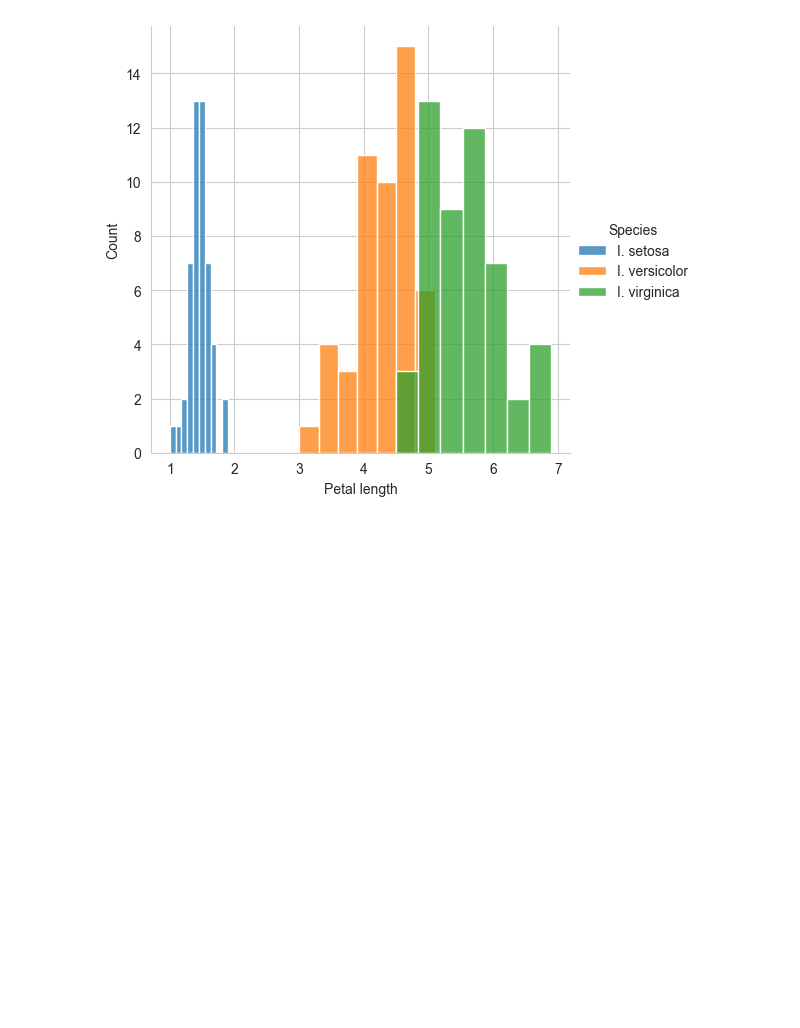
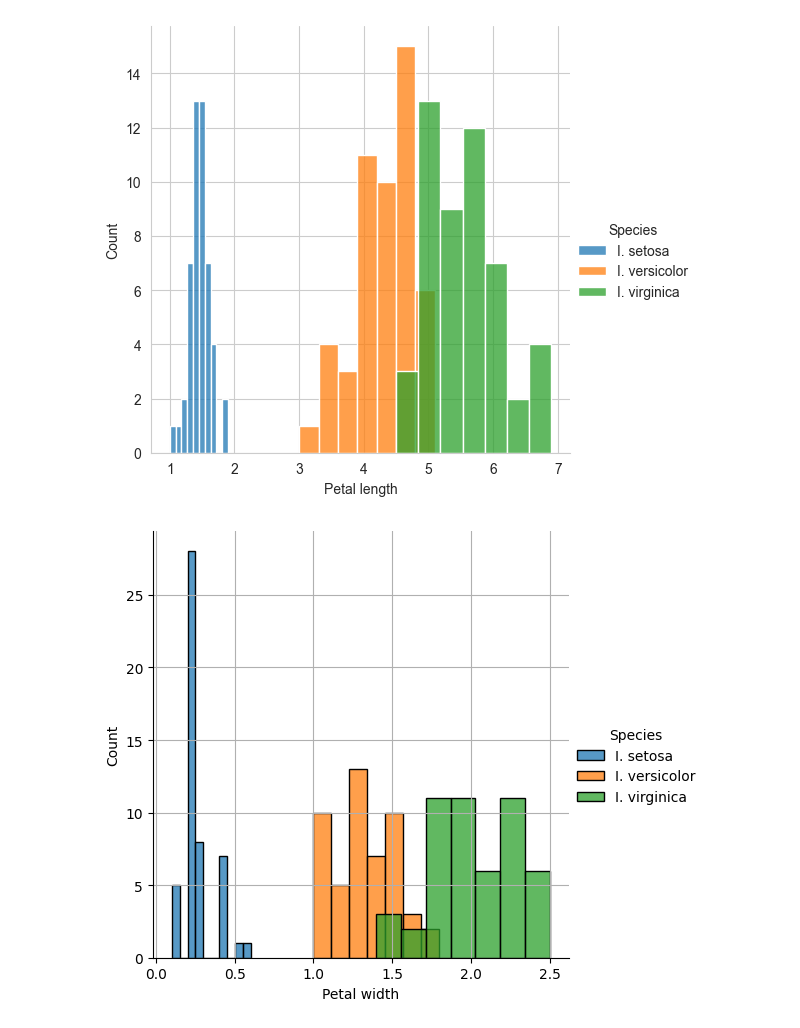
Before and after one commit to Om-Prakash01/ClassroomCummunity-Git, a Jupyter notebook: ML/Module-2/session_1.ipynb, the cells around one changed output. Drawn from its saved outputs; the diff is of its cells as text; code cells hidden in the pictures; blank space fills up the shorter version.

Commit message:
added : plotting with SL, SW, PL, PW and also about  Univariate Analysis: using PDF.

```diff
--- a/ML/Module-2/session_1.ipynb
+++ b/ML/Module-2/session_1.ipynb
@@ -357,3 +328,14 @@ sns.FacetGrid(iris, hue="Species", height=5) \
 plt.show()
 # %% [output]
 [figure]
+# %%
+# plotting as Petal width
+
+sns.FacetGrid(iris, hue='Species', height=5) \
+    .map(sns.histplot, "Petal width") \
+    .add_legend()
+
+plt.grid() # for grid showing ...
+plt.show() # display the plot
+# %% [output]
+[figure, added]
```
Also changed, not shown: parts of 5 cells of this notebook.
